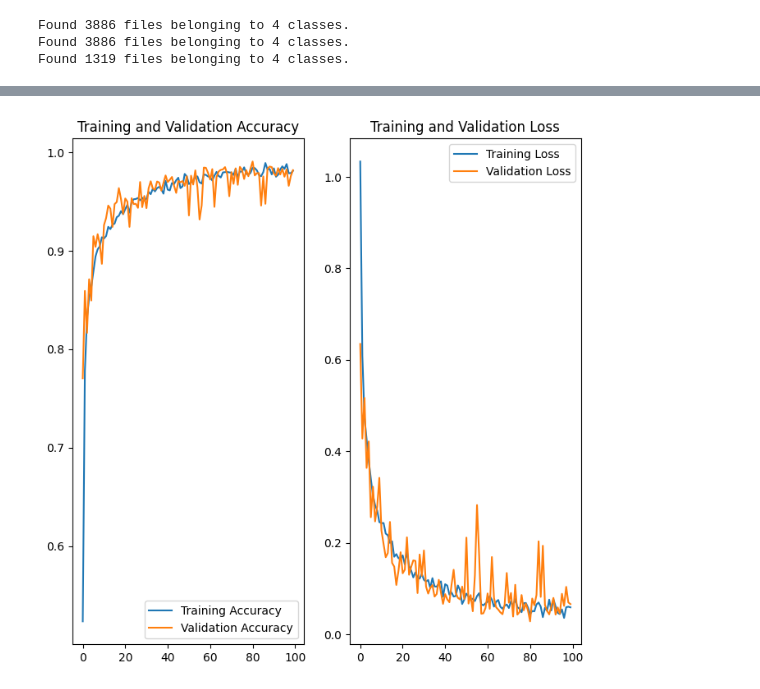
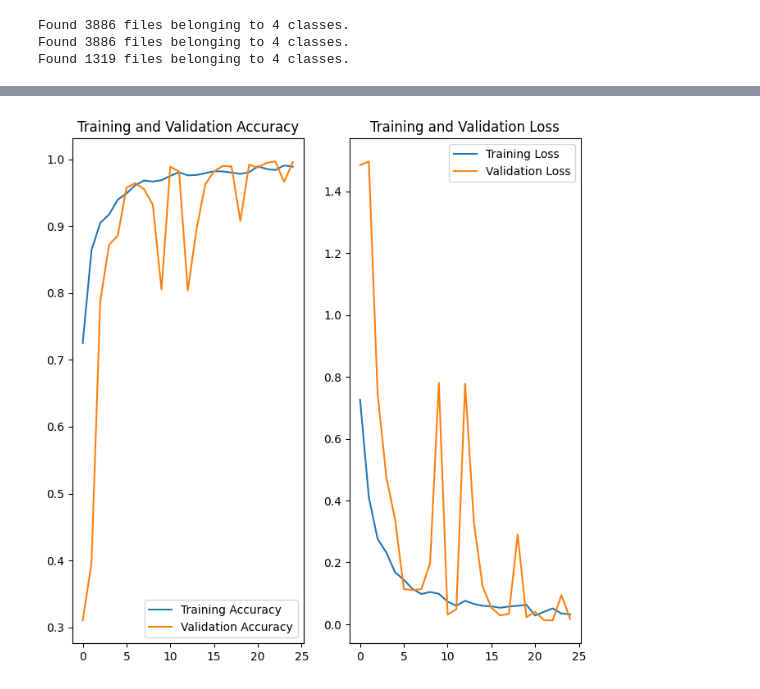
Before and after one commit to OrianaMart/ECEN-403---Team-39, a Jupyter notebook: TEAM39_MLModel.ipynb, the cells around one changed output, grey strips where cells are left out. Saved outputs shown, nothing was run; the diff lists cells and outputs as text; code cells hidden in the pictures.

```diff
--- a/TEAM39_MLModel.ipynb
+++ b/TEAM39_MLModel.ipynb
@@ -27,7 +27,7 @@ import tensorflow as tf    #This section is where all the necessary imports are
 import matplotlib.pyplot as plt
 # %%
 img_height, img_width = 32,32    #Sets constant image size
-batch_size = 9      #Amount of images to be processed at a given time, the lower the number the easier it is to process
+batch_size = 16      #Amount of images to be processed at a given time, the lower the number the easier it is to process
 
 train_ds = tf.keras.utils.image_dataset_from_directory(          #Set up for the training dataset, takes image directory and turns it into a dataset
     "Dataset2/Training",                                   #Sets training image directory to training dataset
@@ -216,6 +228,6 @@ model.compile(
 history = model.fit(
     train_ds,
     validation_data = val_ds,
-    epochs = 75
+    epochs = 25
 )
 # %% [output]
@@ -259,28 +272,28 @@ for images, labels in test_ds.take(1):
 # %%
 acc = history.history['accuracy']
 val_acc = history.history['val_accuracy']
 
 loss = history.history['loss']
 val_loss = history.history['val_loss']
 
-epochs = 100
+epochs = 25
 epochs_range = range(epochs)
 
 plt.figure(figsize=(8, 8))
 plt.subplot(1, 2, 1)
 plt.plot(epochs_range, acc, label='Training Accuracy')
 plt.plot(epochs_range, val_acc, label='Validation Accuracy')
 plt.legend(loc='lower right')
 plt.title('Training and Validation Accuracy')
 
 plt.subplot(1, 2, 2)
 plt.plot(epochs_range, loss, label='Training Loss')
 plt.plot(epochs_range, val_loss, label='Validation Loss')
 plt.legend(loc='upper right')
 plt.title('Training and Validation Loss')
 plt.show()
 # %% [output]
-[figure, old version]
+[figure, new version]
 # %%
 converter = tf.lite.TFLiteConverter.from_keras_model(model) #convert neural network into TF Lite model
 tflite_model = converter.convert() #converts model into the proper TF Lite file type
```
Also changed, not shown: parts of 9 cells of this notebook.
